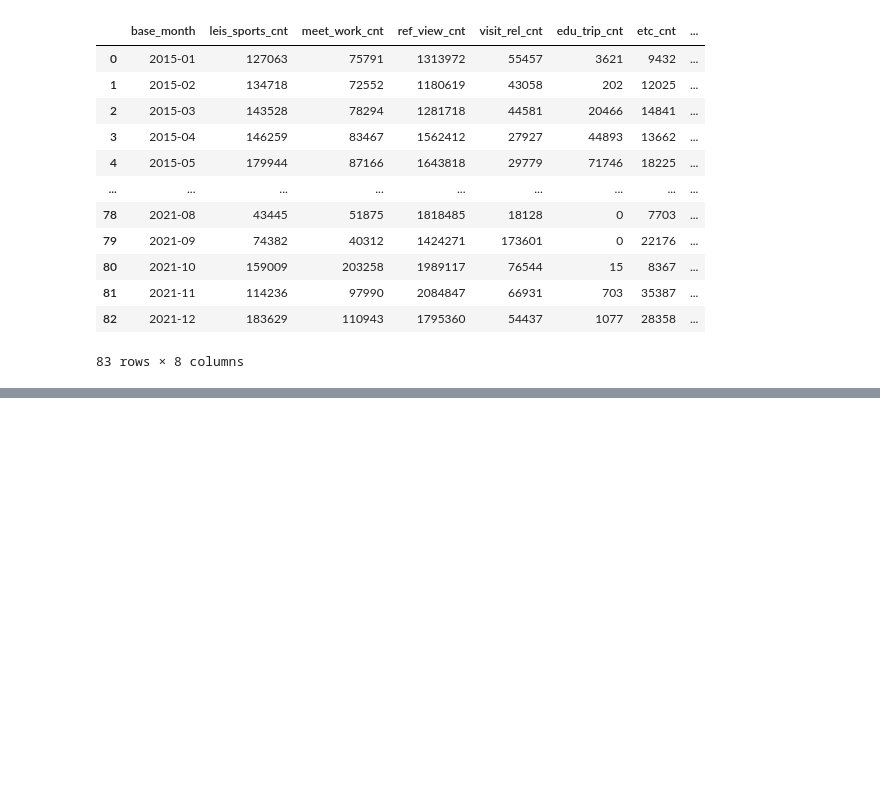
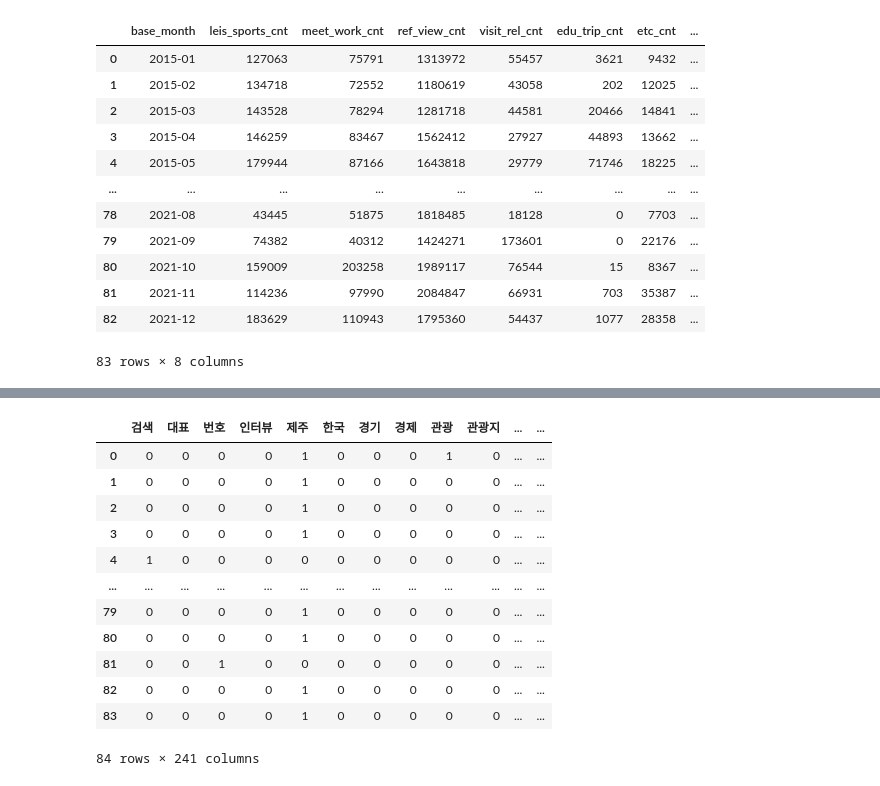
Before and after one commit to YuLim2/BigContest2022, a Jupyter notebook: BigContest2022.ipynb, the cells around one changed output, grey strips where cells are left out. Cells and saved outputs as stored; diff of their text form; code cells hidden in the pictures; blank space fills up the shorter version.

```diff
--- a/BigContest2022.ipynb
+++ b/BigContest2022.ipynb
@@ -283,0 +333,24 @@ df_domestic
+# %%
+words = ()
+for i in range(1, 6):
+    words += tuple(df[f'{i}'])
+words = list(set(ls))
+
+word = pd.DataFrame({'word': words})
+dq = pd.get_dummies(df[['1', '2', '3', '4', '5']], prefix='', prefix_sep='')
+set(dq)
+dq
+# %% [output]
+|  | 검색 | 대표 | 번호 | 인터뷰 | 제주 | 한국 | 경기 | 경제 | 관광 | 관광지 | ... | ... |
+| 0 | 0 | 0 | 0 | 0 | 1 | 0 | 0 | 0 | 1 | 0 | ... | ... |
+| 1 | 0 | 0 | 0 | 0 | 1 | 0 | 0 | 0 | 0 | 0 | ... | ... |
+| 2 | 0 | 0 | 0 | 0 | 1 | 0 | 0 | 0 | 0 | 0 | ... | ... |
+| 3 | 0 | 0 | 0 | 0 | 1 | 0 | 0 | 0 | 0 | 0 | ... | ... |
+| 4 | 1 | 0 | 0 | 0 | 0 | 0 | 0 | 0 | 0 | 0 | ... | ... |
+| ... | ... | ... | ... | ... | ... | ... | ... | ... | ... | ... | ... | ... |
+| 79 | 0 | 0 | 0 | 0 | 1 | 0 | 0 | 0 | 0 | 0 | ... | ... |
+| 80 | 0 | 0 | 0 | 0 | 1 | 0 | 0 | 0 | 0 | 0 | ... | ... |
+| 81 | 0 | 0 | 1 | 0 | 0 | 0 | 0 | 0 | 0 | 0 | ... | ... |
+| 82 | 0 | 0 | 0 | 0 | 1 | 0 | 0 | 0 | 0 | 0 | ... | ... |
+| 83 | 0 | 0 | 0 | 0 | 1 | 0 | 0 | 0 | 0 | 0 | ... | ... |
+84 rows × 241 columns
```
Also changed, not shown: parts of 18 cells of this notebook.
